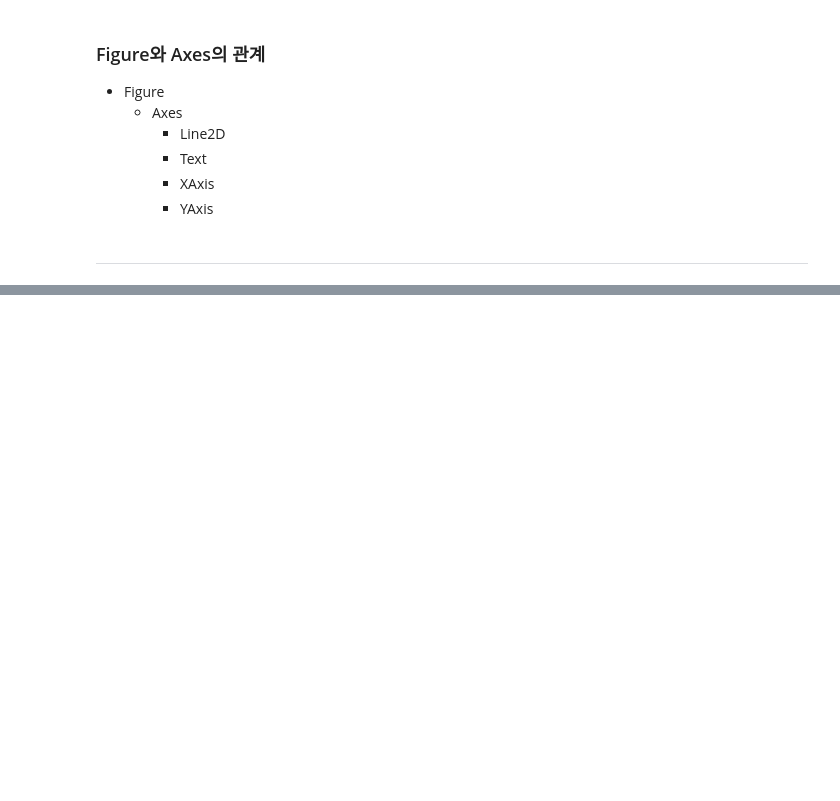
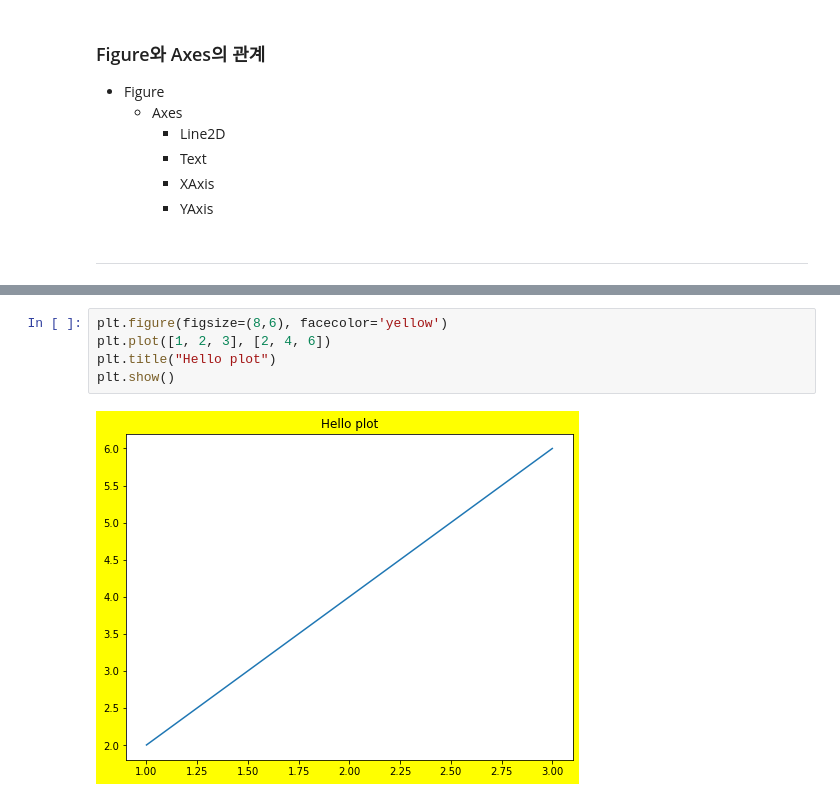
Before and after one commit to 201411096/study_AI, a Jupyter notebook: lectures/2_파이썬 머신러닝 완벽 가이드/시각화(Visualization)/2_Visualization_Matplotlib.ipynb, the cells around one changed output, grey strips where cells are left out. Saved outputs shown, nothing was run; the diff lists cells and outputs as text; blank space fills up the shorter version.

```diff
--- a/lectures/2_파이썬 머신러닝 완벽 가이드/시각화(Visualization)/2_Visualization_Matplotlib.ipynb
+++ b/lectures/2_파이썬 머신러닝 완벽 가이드/시각화(Visualization)/2_Visualization_Matplotlib.ipynb
@@ -46,0 +76,7 @@ Image("img/Figure&Axes.png")
+# %%
+plt.figure(figsize=(8,6), facecolor='yellow')
+plt.plot([1, 2, 3], [2, 4, 6])
+plt.title("Hello plot")
+plt.show()
+# %% [output]
+[figure, added]
```
Also changed, not shown: parts of 15 cells of this notebook.
